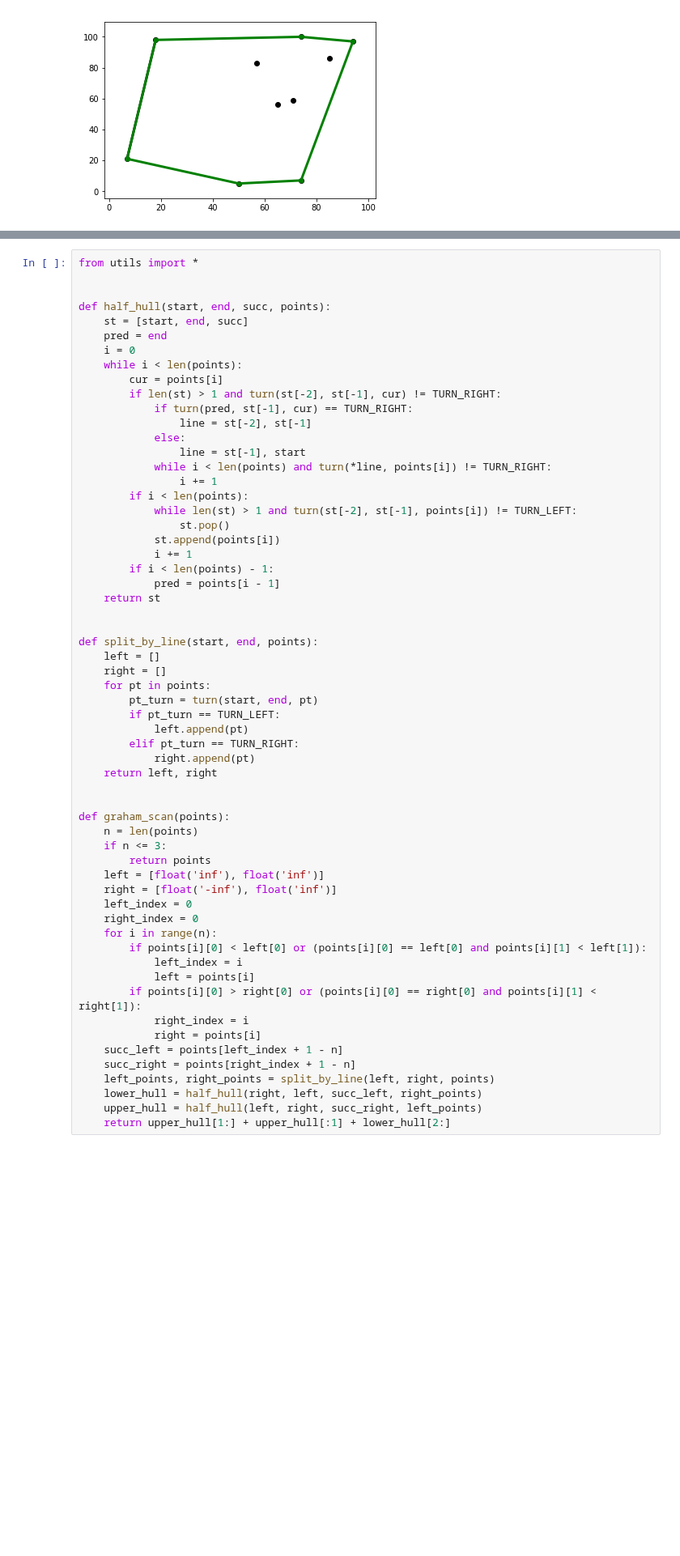
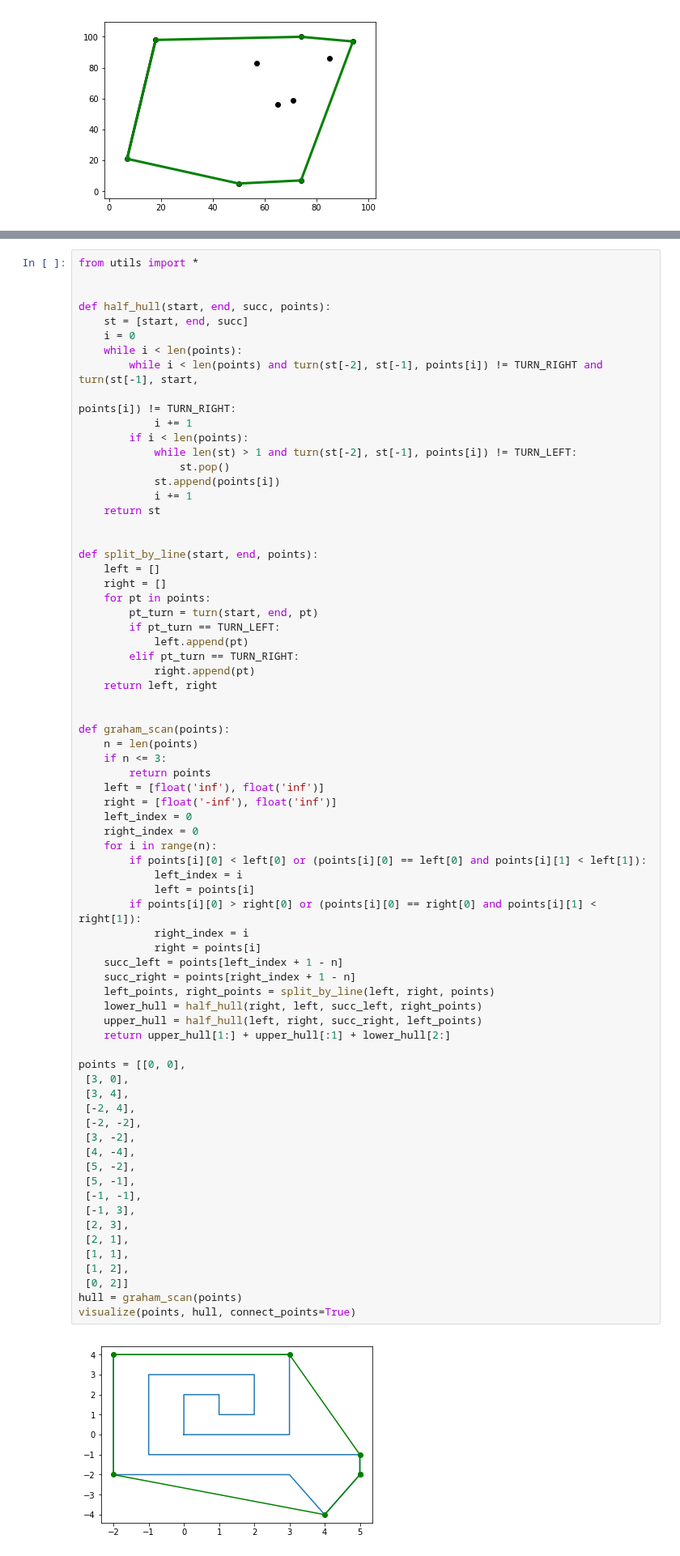
Before and after one commit to romagolchin/cg, a Jupyter notebook: 6_2d_static_convex_hull/static_convex_hull.ipynb, the cells around one changed output, grey strips where cells are left out. Shown at 81% size. Saved outputs shown, nothing was run; the diff lists cells and outputs as text; blank space fills up the shorter version.

```diff
--- a/6_2d_static_convex_hull/static_convex_hull.ipynb
+++ b/6_2d_static_convex_hull/static_convex_hull.ipynb
@@ -451,24 +476,16 @@ from utils import *
 
 def half_hull(start, end, succ, points):
     st = [start, end, succ]
-    pred = end
     i = 0
     while i < len(points):
-        cur = points[i]
-        if len(st) > 1 and turn(st[-2], st[-1], cur) != TURN_RIGHT:
-            if turn(pred, st[-1], cur) == TURN_RIGHT:
-                line = st[-2], st[-1]
-            else:
-                line = st[-1], start
-            while i < len(points) and turn(*line, points[i]) != TURN_RIGHT:
-                i += 1
+        while i < len(points) and turn(st[-2], st[-1], points[i]) != TURN_RIGHT and turn(st[-1], start,
+                                                                                         points[i]) != TURN_RIGHT:
+            i += 1
         if i < len(points):
             while len(st) > 1 and turn(st[-2], st[-1], points[i]) != TURN_LEFT:
                 st.pop()
             st.append(points[i])
             i += 1
-        if i < len(points) - 1:
-            pred = points[i - 1]
     return st
 
 
@@ -478,33 +495,54 @@ def split_by_line(start, end, points):
     for pt in points:
         pt_turn = turn(start, end, pt)
         if pt_turn == TURN_LEFT:
             left.append(pt)
         elif pt_turn == TURN_RIGHT:
             right.append(pt)
     return left, right
 
 
 def graham_scan(points):
     n = len(points)
     if n <= 3:
         return points
     left = [float('inf'), float('inf')]
     right = [float('-inf'), float('inf')]
     left_index = 0
     right_index = 0
     for i in range(n):
         if points[i][0] < left[0] or (points[i][0] == left[0] and points[i][1] < left[1]):
             left_index = i
             left = points[i]
         if points[i][0] > right[0] or (points[i][0] == right[0] and points[i][1] < right[1]):
             right_index = i
             right = points[i]
     succ_left = points[left_index + 1 - n]
     succ_right = points[right_index + 1 - n]
     left_points, right_points = split_by_line(left, right, points)
     lower_hull = half_hull(right, left, succ_left, right_points)
     upper_hull = half_hull(left, right, succ_right, left_points)
     return upper_hull[1:] + upper_hull[:1] + lower_hull[2:]
+
+points = [[0, 0],
+ [3, 0],
+ [3, 4],
+ [-2, 4],
+ [-2, -2],
+ [3, -2],
+ [4, -4],
+ [5, -2],
+ [5, -1],
+ [-1, -1],
+ [-1, 3],
+ [2, 3],
+ [2, 1],
+ [1, 1],
+ [1, 2],
+ [0, 2]]
+hull = graham_scan(points)
+visualize(points, hull, connect_points=True)
+# %% [output]
+[figure, added]
 # %% [markdown]
 # Оболочка полилинии
 Простой полилинией называется ломаная не имеющая самопересечений.
```
Also changed, not shown: parts of 9 cells of this notebook, 4 other files.
